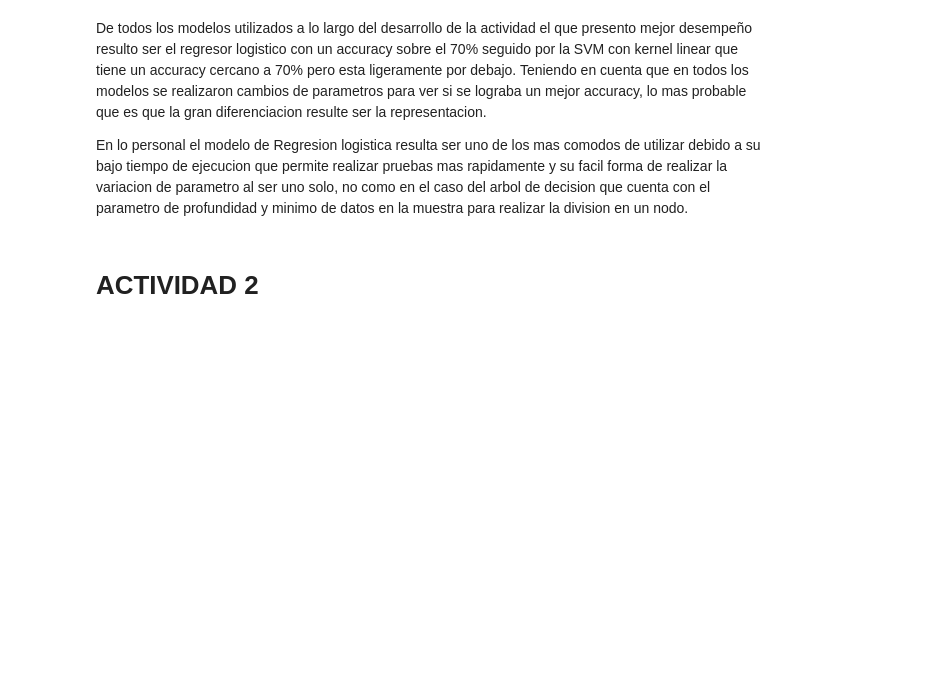
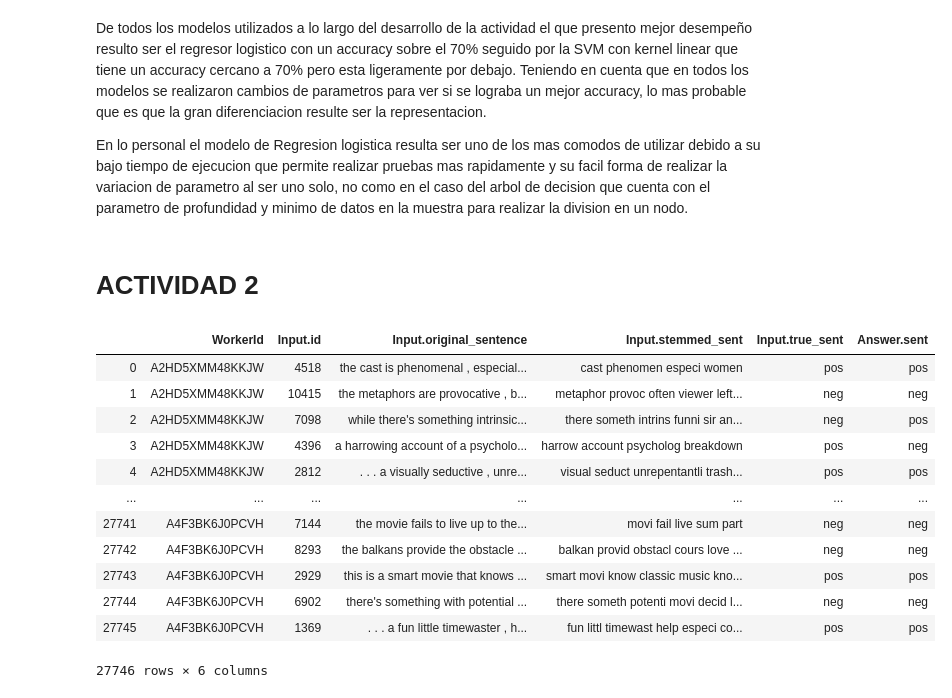
Before and after one commit to chrisgcs/Tarea3ML, a Jupyter notebook: Desarrollo.ipynb, the cells around one changed output. Cells and saved outputs as stored; diff of their text form; code cells hidden in the pictures; blank space fills up the shorter version.

```diff
--- a/Desarrollo.ipynb
+++ b/Desarrollo.ipynb
@@ -906,3 +906,22 @@ De todos los modelos utilizados a lo largo del desarrollo de la actividad el que
 En lo personal el modelo de Regresion logistica resulta ser uno de los mas comodos de utilizar debido a su bajo tiempo de ejecucion que permite realizar pruebas mas rapidamente y su facil forma de realizar la variacion de parametro al ser uno solo, no como en el caso del arbol de decision que cuenta con el parametro de profundidad y minimo de datos en la muestra para realizar la division en un nodo.
 # %% [markdown]
 # ACTIVIDAD 2 <a class="anchor" id="Actividad2"></a>
+# %%
+import pandas as pd
+df = pd.read_csv("./sentiment_polarity/mturk_answers.csv")
+# %%
+df
+# %% [output]
+|  | WorkerId | Input.id | Input.original_sentence | Input.stemmed_sent | Input.true_sent | Answer.sent |
+| 0 | A2HD5XMM48KKJW | 4518 | the cast is phenomenal , especial... | cast phenomen especi women | pos | pos |
+| 1 | A2HD5XMM48KKJW | 10415 | the metaphors are provocative , b... | metaphor provoc often viewer left... | neg | neg |
+| 2 | A2HD5XMM48KKJW | 7098 | while there's something intrinsic... | there someth intrins funni sir an... | neg | pos |
+| 3 | A2HD5XMM48KKJW | 4396 | a harrowing account of a psycholo... | harrow account psycholog breakdown | pos | neg |
+| 4 | A2HD5XMM48KKJW | 2812 | . . . a visually seductive , unre... | visual seduct unrepentantli trash... | pos | pos |
+| ... | ... | ... | ... | ... | ... | ... |
+| 27741 | A4F3BK6J0PCVH | 7144 | the movie fails to live up to the... | movi fail live sum part | neg | neg |
+| 27742 | A4F3BK6J0PCVH | 8293 | the balkans provide the obstacle ... | balkan provid obstacl cours love ... | neg | neg |
+| 27743 | A4F3BK6J0PCVH | 2929 | this is a smart movie that knows ... | smart movi know classic music kno... | pos | pos |
+| 27744 | A4F3BK6J0PCVH | 6902 | there's something with potential ... | there someth potenti movi decid l... | neg | neg |
+| 27745 | A4F3BK6J0PCVH | 1369 | . . . a fun little timewaster , h... | fun littl timewast help especi co... | pos | pos |
+27746 rows × 6 columns
```
